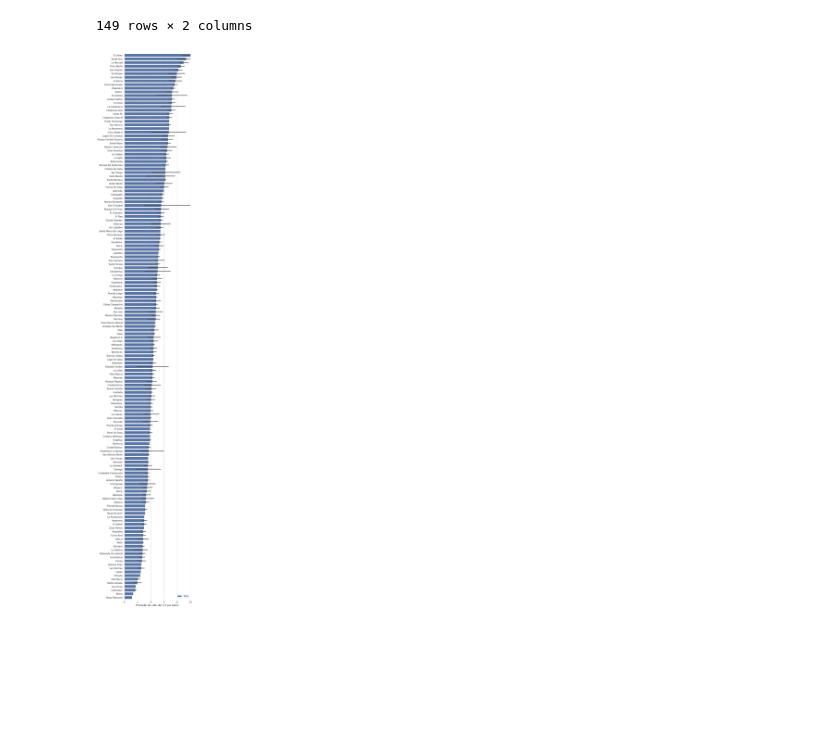
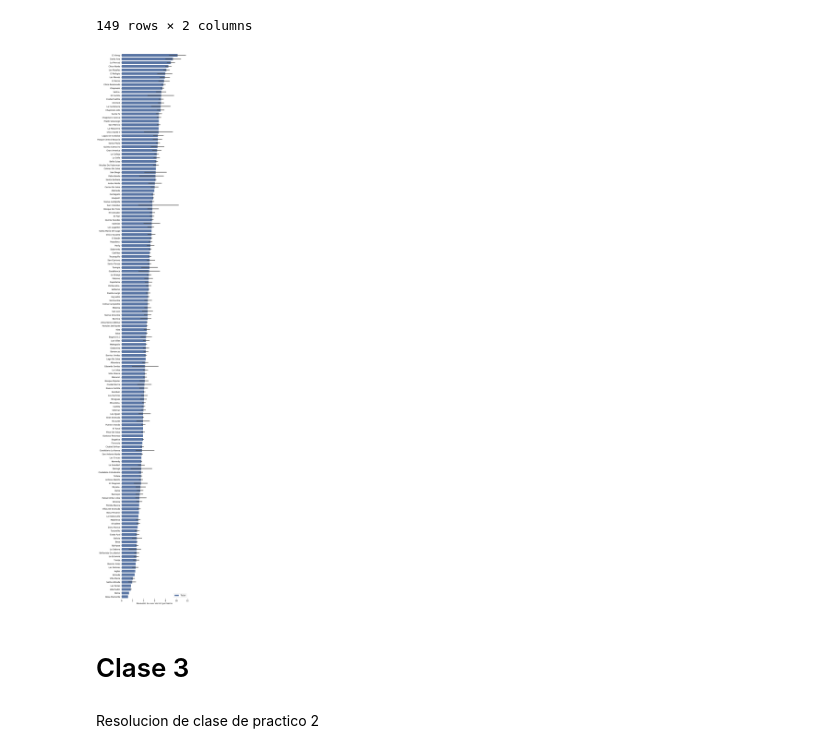
Before and after one commit to zalotores/InmersionDataScienceConPython, a Jupyter notebook: clase1/Clase1.ipynb, the cells around one changed output. Drawn from its saved outputs; the diff is of its cells as text; code cells hidden in the pictures; blank space fills up the shorter version.

Commit message:
clase3, falta filtrar base de DANE ya que cierra la vm por falta de recursos

```diff
--- a/clase1/Clase1.ipynb
+++ b/clase1/Clase1.ipynb
@@ -464,11 +464,15 @@ barrio
 # %%
 f, ax = plt.subplots(figsize=(6, 50))
 sns.set_theme(style="whitegrid")
 datos = inmuebles.sort_values('Barrio', ascending=False)
 sns.barplot(x='PrecioM2', y='Barrio', data=datos, label="Total", color="b", orient='h',
              order=datos.groupby('Barrio')['PrecioM2'].agg('mean').sort_values(ascending=False).index)
 ax.legend(ncol=2, loc="lower right", frameon=True)
-ax.set(xlim=(0, 10), ylabel="", xlabel="Promedio de valor del m2 por barrio")
+ax.set(xlim=(0, 12), ylabel="", xlabel="Promedio de valor del m2 por barrio")
 sns.despine(left=True, bottom=True)
 # %% [output]
-[figure, old version]
+[figure, new version]
+# %% [markdown]
+<h1>Clase 3</h1>
+# %% [markdown]
+<p>Resolucion de clase de practico 2</p>
```
Also changed, not shown: parts of 31 cells of this notebook, 14 other files.
